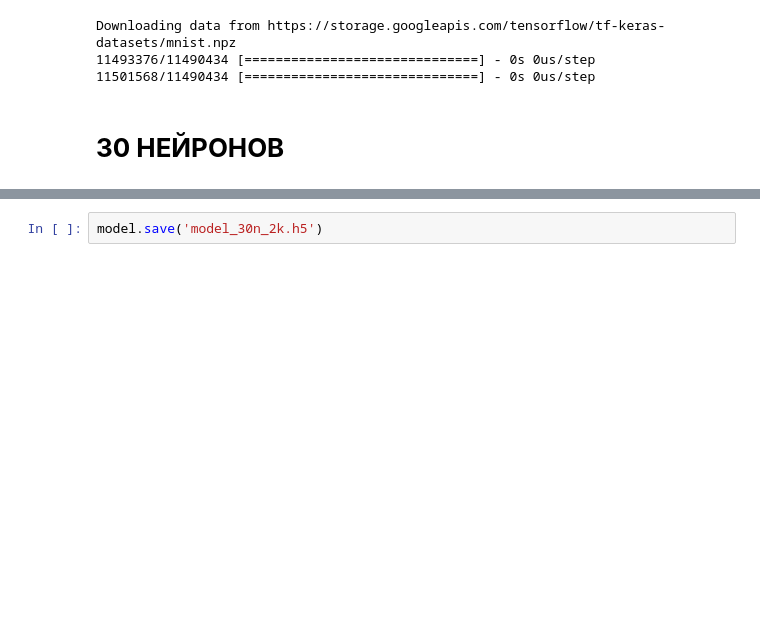
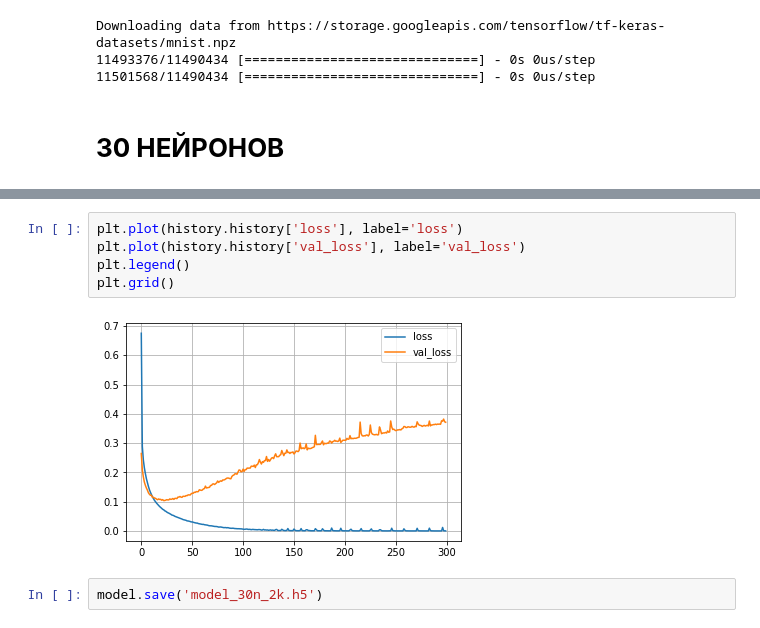
Before and after one commit to helenross636/magic_season, a Jupyter notebook: ALL_NETS_history.ipynb, the cells around one changed output, grey strips where cells are left out. Saved outputs shown, nothing was run; the diff lists cells and outputs as text; blank space fills up the shorter version.

```diff
--- a/ALL_NETS_history.ipynb
+++ b/ALL_NETS_history.ipynb
@@ -72,3 +75,10 @@ Epoch 2000/2000
+# %%
+plt.plot(history.history['loss'], label='loss')
+plt.plot(history.history['val_loss'], label='val_loss')
+plt.legend()
+plt.grid()
+# %% [output]
+[figure, added]
 # %%
 model.save('model_30n_2k.h5')
 # %% [markdown]
```
Also changed, not shown: parts of 6 cells of this notebook.
